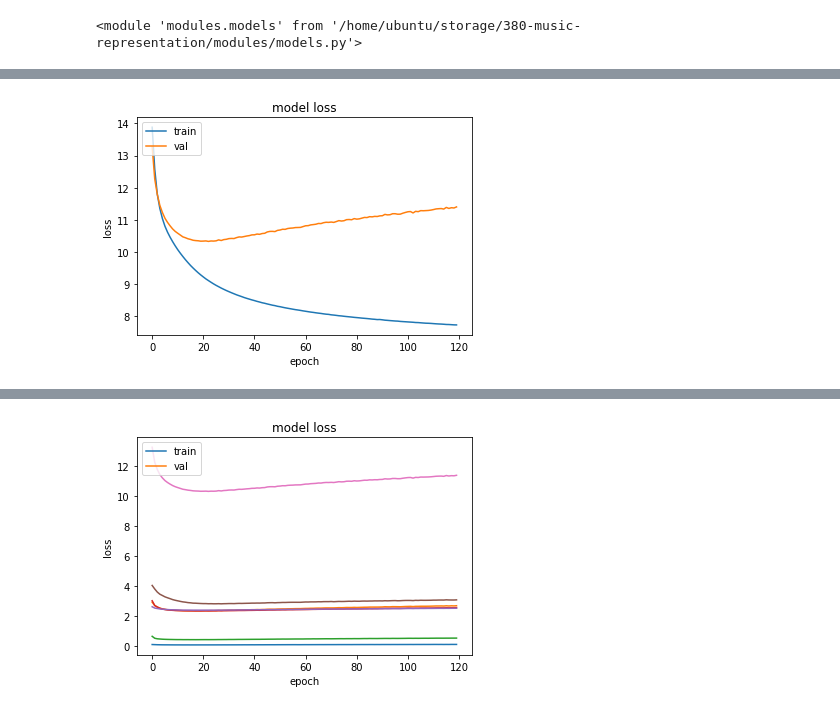
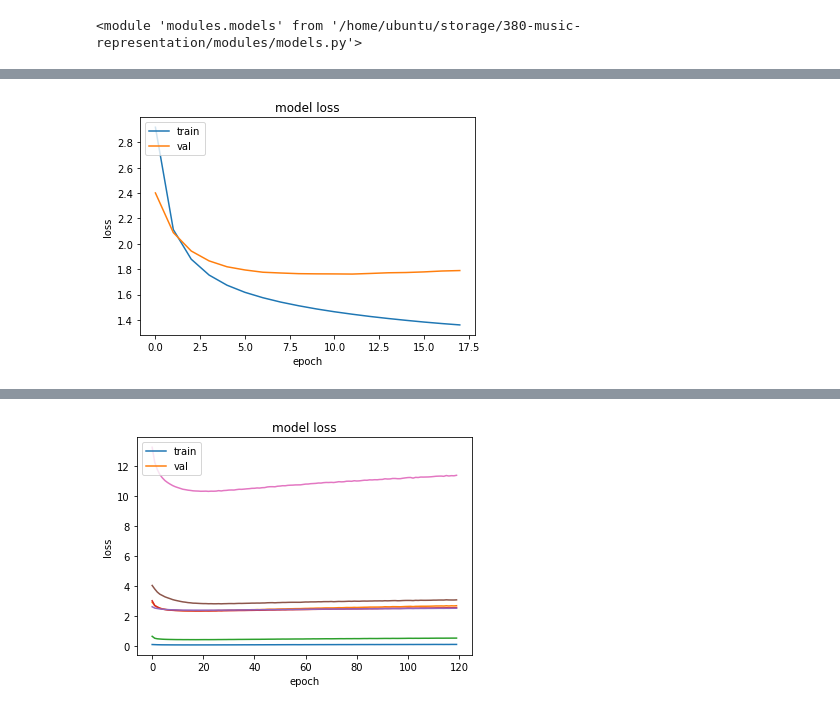
Before and after one commit to aleathwick/380-music-representation, a Jupyter notebook: data_exploration_oore.ipynb, the cells around one changed output, grey strips where cells are left out. Saved outputs shown, nothing was run; the diff lists cells and outputs as text; code cells hidden in the pictures.

```diff
--- a/data_exploration_oore.ipynb
+++ b/data_exploration_oore.ipynb
@@ -143,16 +153,9 @@ for temperature in [0.0512, 0.0513]:
 note_bin2pm(input_notes).write('midi/hellad.mid')
 # %%
 import ast
-with open(f'models/nbmodel3/history120eStr.json', 'r') as f:
+with open(f'models/oore5/history40e.json', 'r') as f:
     hist = ast.literal_eval(json.load(f))
 metric = 'loss'
-# print(hist)
-plt.plot(hist[metric])
-plt.plot(hist['val_' + metric])
-plt.title('model ' + metric)
-plt.ylabel(metric)
-plt.xlabel('epoch')
-plt.legend(['train', 'val'], loc='upper left')
-plt.show()
+models.plt_metric(hist)
 # %% [output]
-[figure, old version]
+[figure, new version]
```
Also changed, not shown: parts of 5 cells of this notebook, 10 other files.
